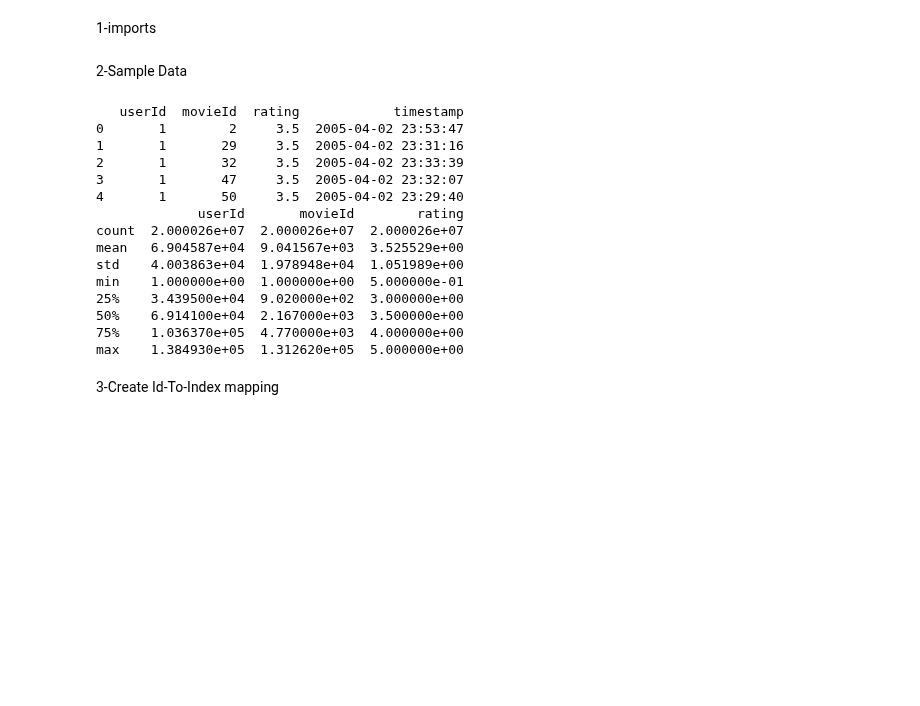
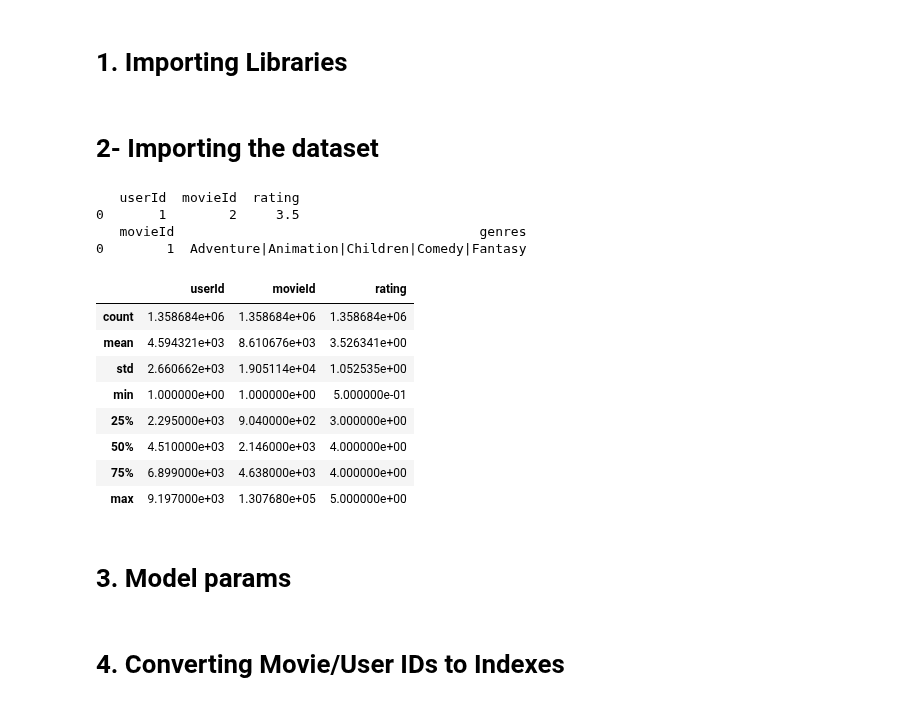
Before and after one commit to itsalivenger/Movies-Recommendation-System, a Jupyter notebook: main.ipynb, the cells around one changed output. Saved outputs shown, nothing was run; the diff lists cells and outputs as text; code cells hidden in the pictures; blank space fills up the shorter version.

```diff
--- a/main.ipynb
+++ b/main.ipynb
@@ -1,5 +1,5 @@
 # %% [markdown]
-1-imports
+# 1. Importing Libraries
 # %%
 import pandas as pd
 import numpy as np
@@ -9,23 +10,29 @@ from sklearn.metrics import r2_score, root_mean_squared_error
 import joblib
 # %% [markdown]
-2-Sample Data
+# 2- Importing the dataset
 # %%
-df = pd.read_csv('./rating.csv')
-print(df.head())
-print(df.describe())
+ratings_df = pd.read_csv('./rating.csv')
+movies_df = pd.read_csv('./movie.csv')
+
+ratings_df = ratings_df.drop(columns=['timestamp'])
+movies_df = movies_df.drop(columns=['title'])
+
+print(ratings_df.head(1))
+print(movies_df.head(1))
 # %% [output]
-   userId  movieId  rating            timestamp
-0       1        2     3.5  2005-04-02 23:53:47
-1       1       29     3.5  2005-04-02 23:31:16
-2       1       32     3.5  2005-04-02 23:33:39
-3       1       47     3.5  2005-04-02 23:32:07
-4       1       50     3.5  2005-04-02 23:29:40
-             userId       movieId        rating
-count  2.000026e+07  2.000026e+07  2.000026e+07
-mean   6.904587e+04  9.041567e+03  3.525529e+00
-std    4.003863e+04  1.978948e+04  1.051989e+00
-min    1.000000e+00  1.000000e+00  5.000000e-01
-25%    3.439500e+04  9.020000e+02  3.000000e+00
-50%    6.914100e+04  2.167000e+03  3.500000e+00
-75%    1.036370e+05  4.770000e+03  4.000000e+00
-max    1.384930e+05  1.312620e+05  5.000000e+00
+   userId  movieId  rating
+0       1        2     3.5
+   movieId                                       genres
+0        1  Adventure|Animation|Children|Comedy|Fantasy
+# %%
+ratings_df.describe()
+# %% [output]
+|  | userId | movieId | rating |
+| count | 1.358684e+06 | 1.358684e+06 | 1.358684e+06 |
+| mean | 4.594321e+03 | 8.610676e+03 | 3.526341e+00 |
+| std | 2.660662e+03 | 1.905114e+04 | 1.052535e+00 |
+| min | 1.000000e+00 | 1.000000e+00 | 5.000000e-01 |
+| 25% | 2.295000e+03 | 9.040000e+02 | 3.000000e+00 |
+| 50% | 4.510000e+03 | 2.146000e+03 | 4.000000e+00 |
+| 75% | 6.899000e+03 | 4.638000e+03 | 4.000000e+00 |
+| max | 9.197000e+03 | 1.307680e+05 | 5.000000e+00 |
@@ -32 +42,3 @@ max    1.384930e+05  1.312620e+05  5.000000e+00
+# %% [markdown]
+# 3. Model params
 # %%
@@ -34,2 +47,2 @@ users_embedding_size, movies_embedding_size = 50, 50
 # %% [markdown]
-3-Create Id-To-Index mapping
+# 4. Converting Movie/User IDs to Indexes
```
Also changed, not shown: parts of 20 cells of this notebook, 2 other files.
